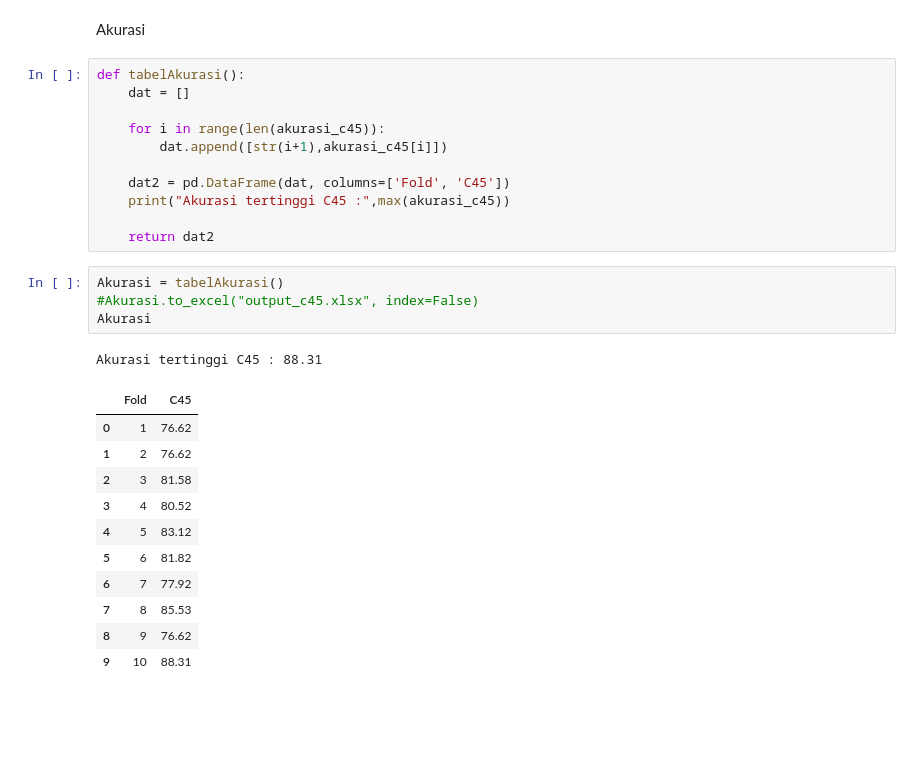
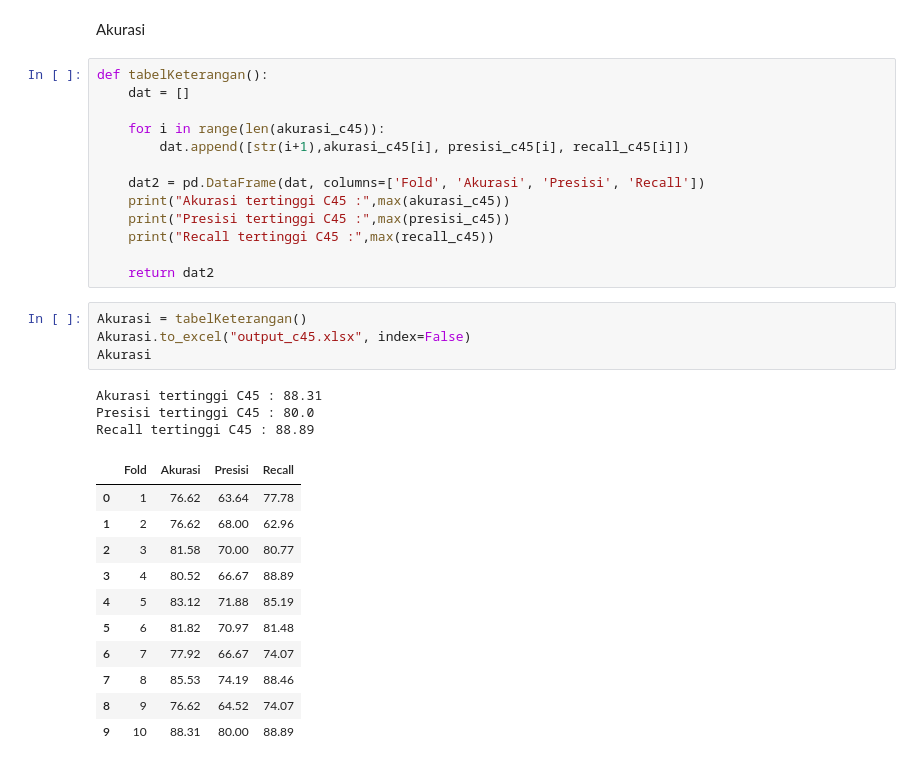
Before and after one commit to 170411100038/Skripsi038, a Jupyter notebook: MainC45.ipynb, the cells around one changed output. Drawn from its saved outputs; the diff is of its cells as text; blank space fills up the shorter version.

```diff
--- a/MainC45.ipynb
+++ b/MainC45.ipynb
@@ -1009,30 +1009,34 @@ Recall fold ini adalah : 88.89  %
 # %% [markdown]
 Akurasi
 # %%
-def tabelAkurasi():
+def tabelKeterangan():
     dat = []
 
     for i in range(len(akurasi_c45)):
-        dat.append([str(i+1),akurasi_c45[i]])
+        dat.append([str(i+1),akurasi_c45[i], presisi_c45[i], recall_c45[i]])
 
-    dat2 = pd.DataFrame(dat, columns=['Fold', 'C45'])
+    dat2 = pd.DataFrame(dat, columns=['Fold', 'Akurasi', 'Presisi', 'Recall'])
     print("Akurasi tertinggi C45 :",max(akurasi_c45))
+    print("Presisi tertinggi C45 :",max(presisi_c45))
+    print("Recall tertinggi C45 :",max(recall_c45))
 
     return dat2
 # %%
-Akurasi = tabelAkurasi()
-#Akurasi.to_excel("output_c45.xlsx", index=False)
+Akurasi = tabelKeterangan()
+Akurasi.to_excel("output_c45.xlsx", index=False)
 Akurasi
 # %% [output]
 Akurasi tertinggi C45 : 88.31
+Presisi tertinggi C45 : 80.0
+Recall tertinggi C45 : 88.89
-|  | Fold | C45 |
-| 0 | 1 | 76.62 |
-| 1 | 2 | 76.62 |
-| 2 | 3 | 81.58 |
-| 3 | 4 | 80.52 |
-| 4 | 5 | 83.12 |
-| 5 | 6 | 81.82 |
-| 6 | 7 | 77.92 |
-| 7 | 8 | 85.53 |
-| 8 | 9 | 76.62 |
-| 9 | 10 | 88.31 |
+|  | Fold | Akurasi | Presisi | Recall |
+| 0 | 1 | 76.62 | 63.64 | 77.78 |
+| 1 | 2 | 76.62 | 68.00 | 62.96 |
+| 2 | 3 | 81.58 | 70.00 | 80.77 |
+| 3 | 4 | 80.52 | 66.67 | 88.89 |
+| 4 | 5 | 83.12 | 71.88 | 85.19 |
+| 5 | 6 | 81.82 | 70.97 | 81.48 |
+| 6 | 7 | 77.92 | 66.67 | 74.07 |
+| 7 | 8 | 85.53 | 74.19 | 88.46 |
+| 8 | 9 | 76.62 | 64.52 | 74.07 |
+| 9 | 10 | 88.31 | 80.00 | 88.89 |
```
Also changed, not shown: 2 other files.
